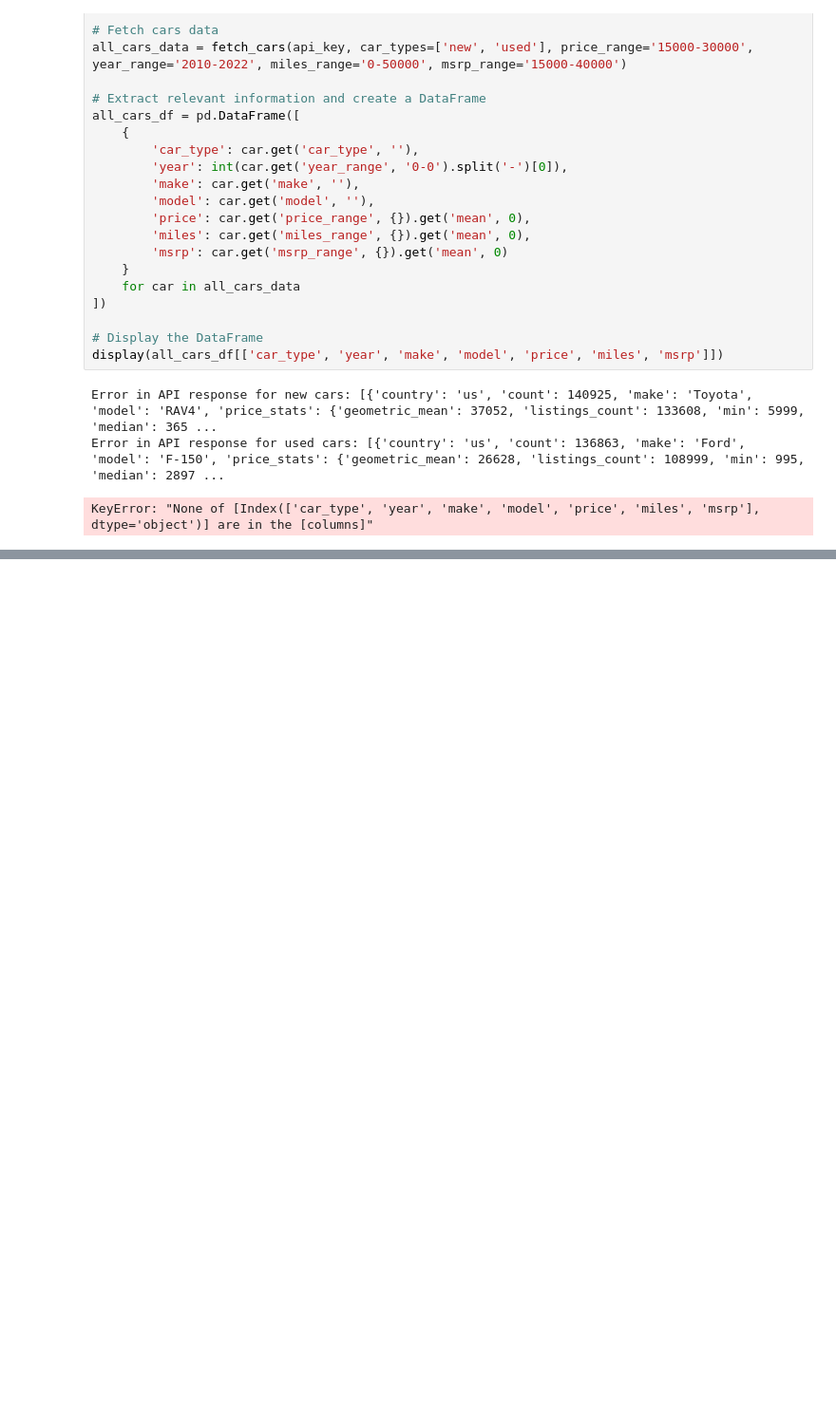
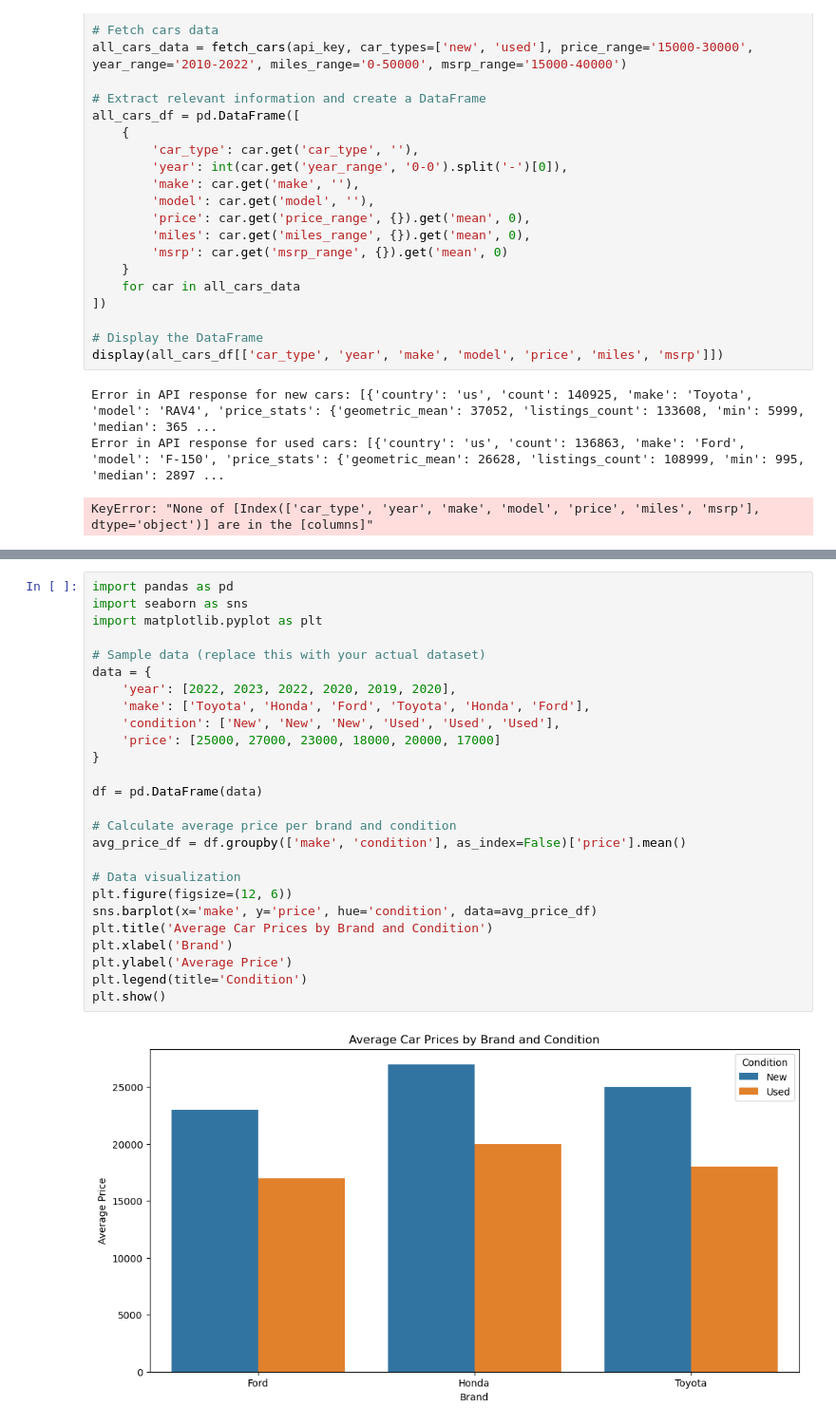
Before and after one commit to benfish426/project_1, a Jupyter notebook: testcode/testcode.ipynb, the cells around one changed output, grey strips where cells are left out. Shown at 95% size. Saved outputs shown, nothing was run; the diff lists cells and outputs as text; blank space fills up the shorter version.

Commit message:
added car data

```diff
--- a/testcode/testcode.ipynb
+++ b/testcode/testcode.ipynb
@@ -271,0 +401,28 @@ print(df)
+# %%
+import pandas as pd
+import seaborn as sns
+import matplotlib.pyplot as plt
+
+# Sample data (replace this with your actual dataset)
+data = {
+    'year': [2022, 2023, 2022, 2020, 2019, 2020],
+    'make': ['Toyota', 'Honda', 'Ford', 'Toyota', 'Honda', 'Ford'],
+    'condition': ['New', 'New', 'New', 'Used', 'Used', 'Used'],
+    'price': [25000, 27000, 23000, 18000, 20000, 17000]
+}
+
+df = pd.DataFrame(data)
+
+# Calculate average price per brand and condition
+avg_price_df = df.groupby(['make', 'condition'], as_index=False)['price'].mean()
+
+# Data visualization
+plt.figure(figsize=(12, 6))
+sns.barplot(x='make', y='price', hue='condition', data=avg_price_df)
+plt.title('Average Car Prices by Brand and Condition')
+plt.xlabel('Brand')
+plt.ylabel('Average Price')
+plt.legend(title='Condition')
+plt.show()
+# %% [output]
+[figure, added]
```
Also changed, not shown: parts of 9 cells of this notebook, 6 other files.
